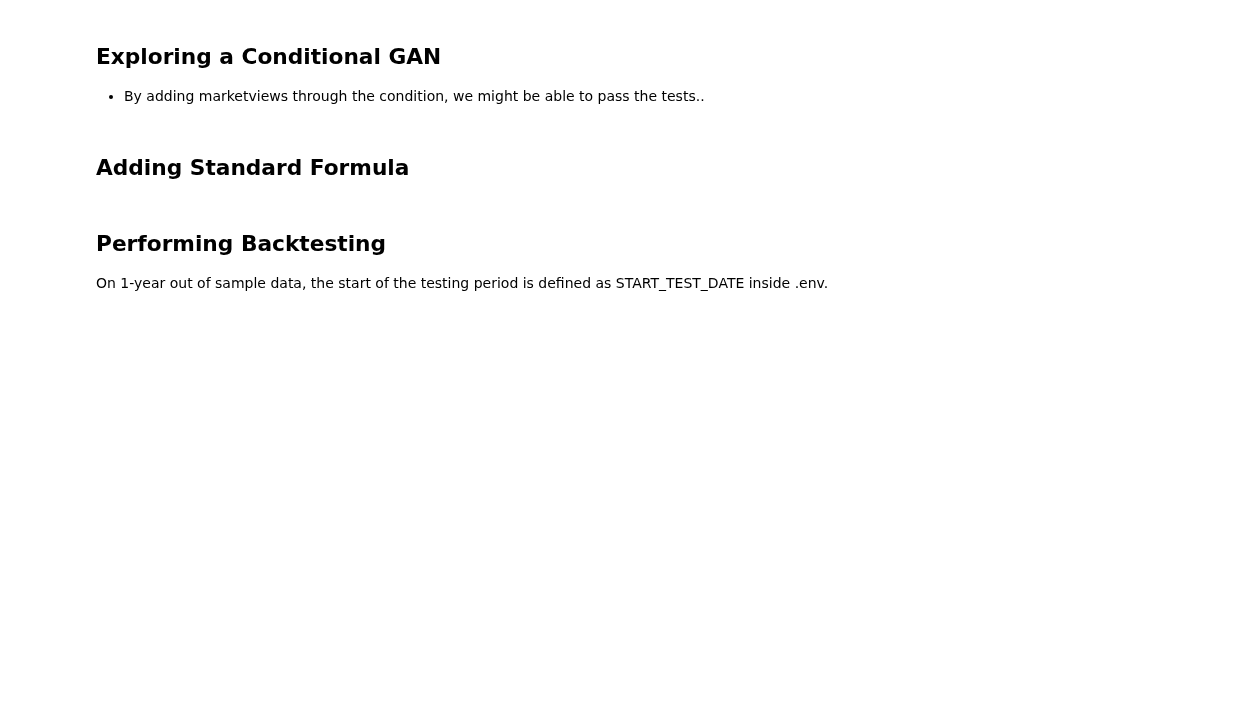
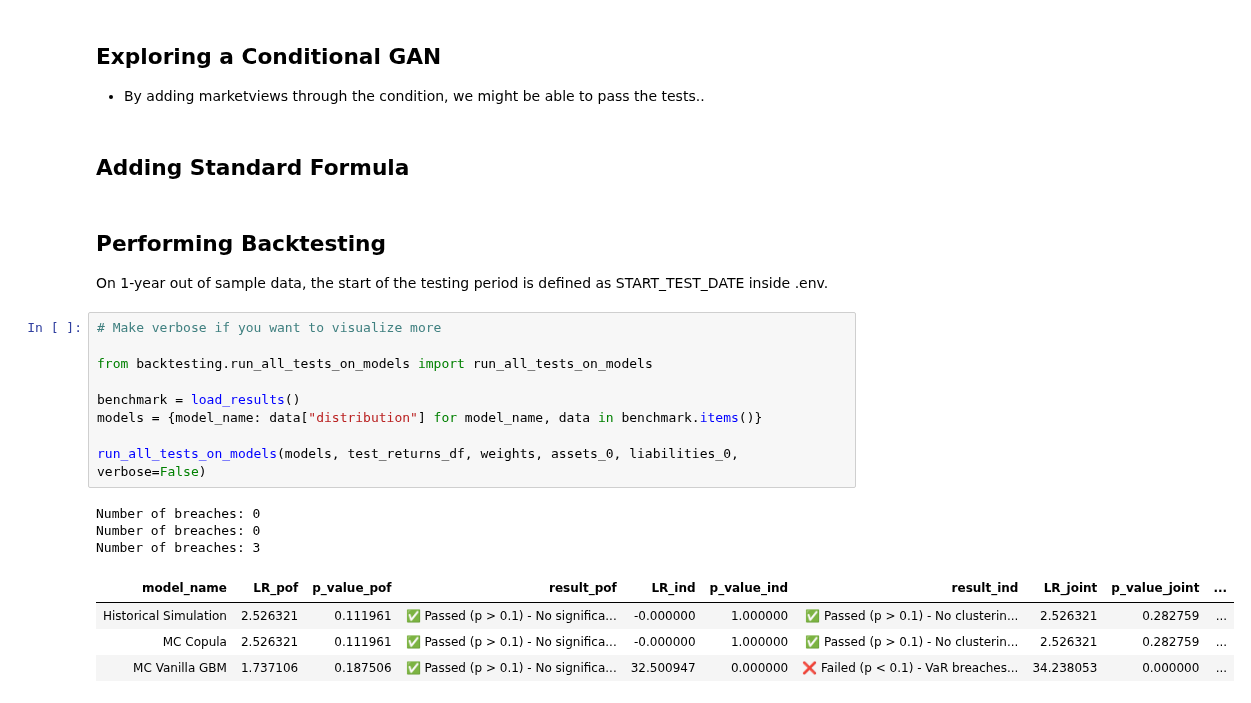
Before and after one commit to nickaskari/master-thesis, a Jupyter notebook: model_comparisons.ipynb, the cells around one changed output. Cells and saved outputs as stored; diff of their text form; blank space fills up the shorter version.

Commit message:
added:testing:table

```diff
--- a/model_comparisons.ipynb
+++ b/model_comparisons.ipynb
@@ -262,3 +189,20 @@ Visualize results
 ## Performing Backtesting
 
 On 1-year out of sample data, the start of the testing period is defined as START_TEST_DATE inside .env.
+# %%
+# Make verbose if you want to visualize more
+
+from backtesting.run_all_tests_on_models import run_all_tests_on_models
+
+benchmark = load_results()
+models = {model_name: data["distribution"] for model_name, data in benchmark.items()}
+
+run_all_tests_on_models(models, test_returns_df, weights, assets_0, liabilities_0, verbose=False)
+# %% [output]
+Number of breaches: 0
+Number of breaches: 0
+Number of breaches: 3
+| model_name | LR_pof | p_value_pof | result_pof | LR_ind | p_value_ind | result_ind | LR_joint | p_value_joint | ... |
+| Historical Simulation | 2.526321 | 0.111961 | ✅ Passed (p > 0.1) - No significa... | -0.000000 | 1.000000 | ✅ Passed (p > 0.1) - No clusterin... | 2.526321 | 0.282759 | ... |
+| MC Copula | 2.526321 | 0.111961 | ✅ Passed (p > 0.1) - No significa... | -0.000000 | 1.000000 | ✅ Passed (p > 0.1) - No clusterin... | 2.526321 | 0.282759 | ... |
+| MC Vanilla GBM | 1.737106 | 0.187506 | ✅ Passed (p > 0.1) - No significa... | 32.500947 | 0.000000 | ❌ Failed (p < 0.1) - VaR breaches... | 34.238053 | 0.000000 | ... |
```
Also changed, not shown: parts of 1 cell of this notebook, 4 other files.
